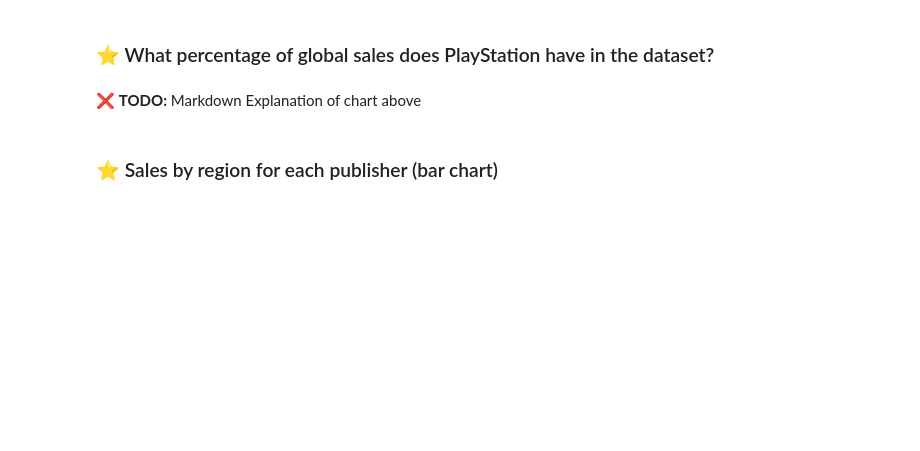
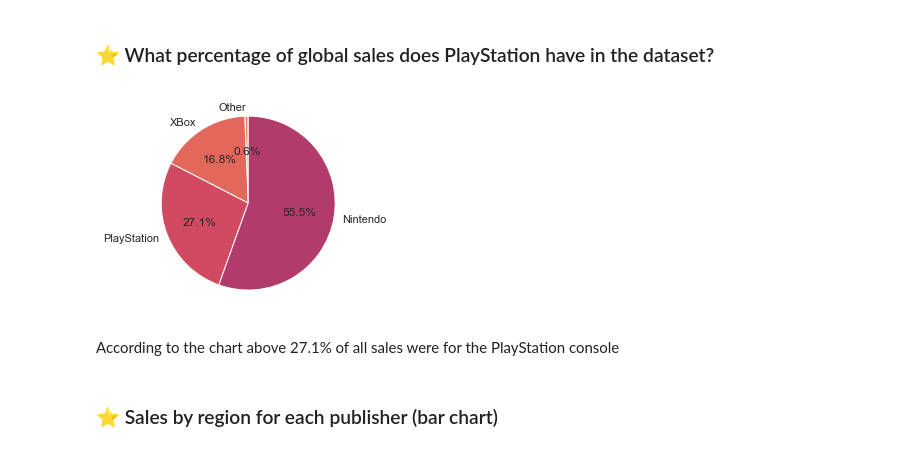
Before and after one commit to rohald89/video-game-sales, a Jupyter notebook: VideoGameDataViz.ipynb, the cells around one changed output. Saved outputs shown, nothing was run; the diff lists cells and outputs as text; code cells hidden in the pictures; blank space fills up the shorter version.

```diff
--- a/VideoGameDataViz.ipynb
+++ b/VideoGameDataViz.ipynb
@@ -33,6 +33,12 @@ sns.lineplot(data=games, palette="rocket", x='Year', y='Global_Sales')
 # %% [markdown]
 ### ⭐ What percentage of global sales does PlayStation have in the dataset?
+# %%
+sales_by_platform = games.groupby("Platform").sum()["Global_Sales"].sort_values()
+plt.pie(sales_by_platform, labels=sales_by_platform.keys(), autopct='%.1f%%', startangle=90)
+plt.show();
+# %% [output]
+[figure, added]
 # %% [markdown]
-❌ __TODO:__ Markdown Explanation of chart above
+According to the chart above 27.1% of all sales were for the PlayStation console
 # %% [markdown]
 ### ⭐ Sales by region for each publisher (bar chart)
```
Also changed, not shown: parts of 26 cells of this notebook.
